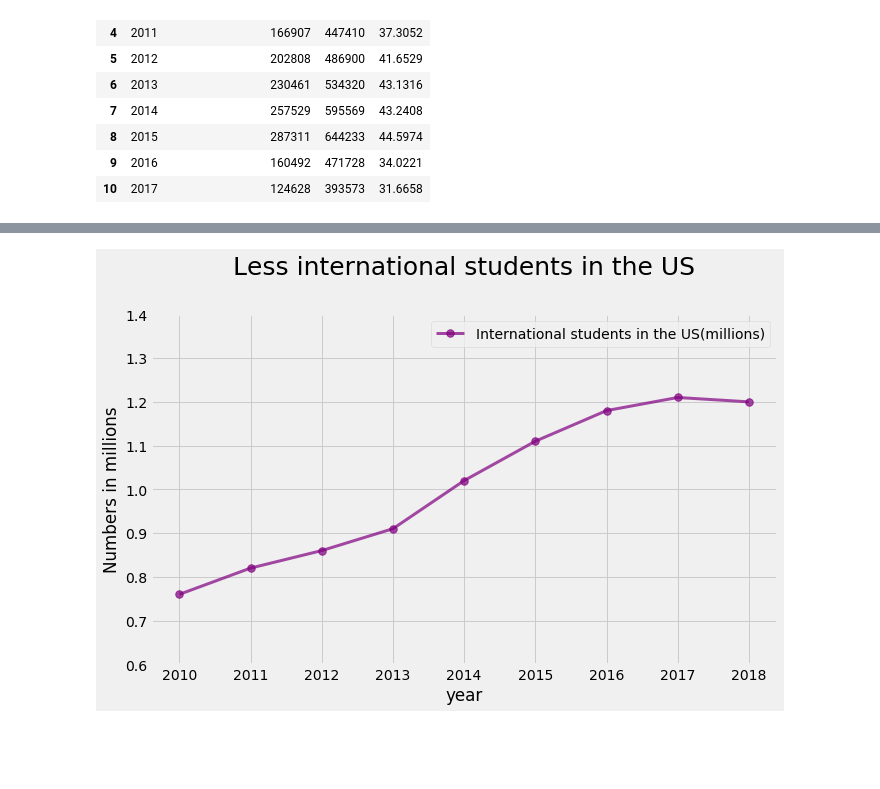
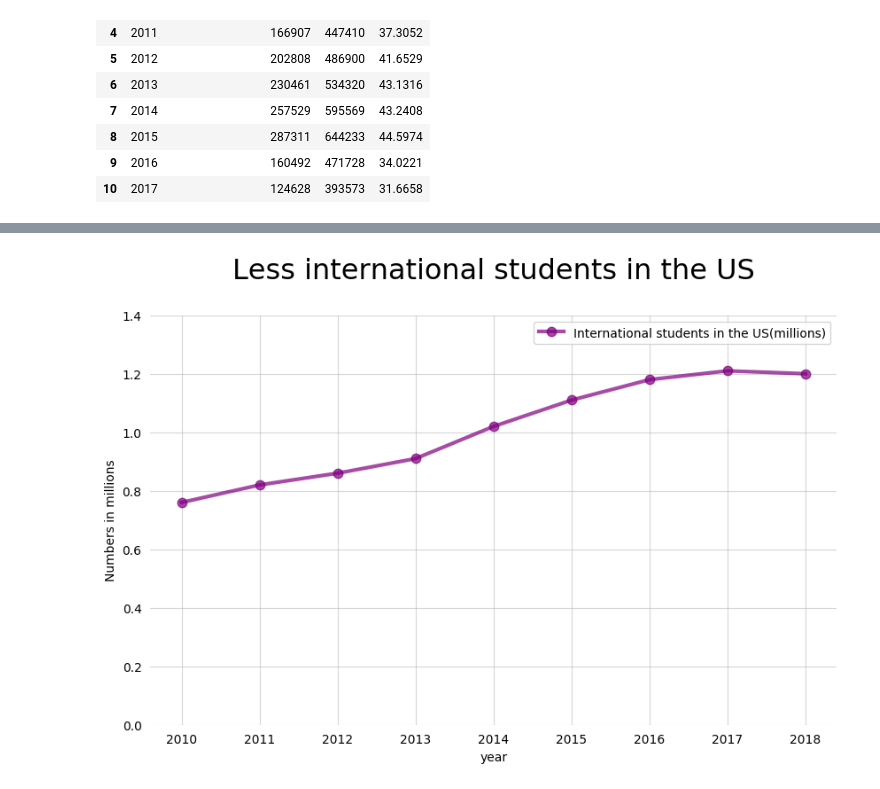
Before and after one commit to SiruiZhu/Data-Studio, a Jupyter notebook: code/01-internationalstudent/Chinese students are less in the US_Zhu.ipynb, the cells around one changed output, grey strips where cells are left out. Drawn from its saved outputs; the diff is of its cells as text; code cells hidden in the pictures; blank space fills up the shorter version.

```diff
--- a/code/01-internationalstudent/Chinese students are less in the US_Zhu.ipynb
+++ b/code/01-internationalstudent/Chinese students are less in the US_Zhu.ipynb
@@ -321,8 +323,8 @@ df_info.to_csv("usvisa.csv", index=False)
 # %%
-plt.style.use('fivethirtyeight')
+#plt.style.use('fivethirtyeight')
 ax = df_info.plot(x='year', y='F1 Visa issued to Chinese',figsize=(10,6), legend=False, color='purple', alpha=0.7, style='.-',linewidth='3', markersize= '15')
-ax.set_title("Numbers of US issued F-1 student visas to Chinese drop dramatically after 2015", pad=40)
-ax.title.set_fontsize(20)
+ax.set_title("Numbers of US issued F-1 student visas to Chinese drop dramatically after 2015", pad=30)
+ax.title.set_fontsize(18)
 ax.set_xticks([2007,2008,2009,2010,2011,2012,2013,2014,2015,2016,2017])
 ax.title.set_fontname('Microsoft Sans Serif')
 ax.spines['top'].set_visible(False)
@@ -340,4 +342,5 @@ ax.xaxis.label.set_visible(False)
 plt.xlabel("Year")
 plt.ylabel("Number of F-1 visas")
 plt.savefig('output1.pdf')
+plt.show()
 # %% [output]
@@ -345,11 +350,17 @@ plt.savefig('output1.pdf')
 # %%
-plt.style.use('fivethirtyeight')
+#plt.style.use('fivethirtyeight')
 ax2 = df_info.plot(kind='bar',x='year', y=['F1 Visa issued to Chinese','F1'], stacked=True, figsize=(10,6), color = ["#800080", "#B23CB2"], label = ["F1 Visa issued to Chinese",'F1 Visa issued in total'])
-ax2.set_title("Numbers of US issued F-1 student visas to Chinese VS in Total", pad=40)
+ax2.set_title("Numbers of US issued F-1 student visas to Chinese VS in Total", pad=30)
 ax2.title.set_fontsize(20)
 ax2.title.set_fontname('Microsoft Sans Serif')
+ax2.spines['top'].set_visible(False)
+ax2.spines['left'].set_visible(False)
+ax2.spines['bottom'].set_visible(False)
+ax2.spines['right'].set_visible(False)
 plt.legend(loc='best')
-ax.xaxis.label.set_visible(False)
+ax2.xaxis.label.set_visible(False)
 plt.ylabel("Number of F-1 visas")
+plt.xticks(rotation=20)
 plt.savefig('output2.pdf')
+plt.show()
 # %% [output]
@@ -369,12 +388,25 @@ plt.savefig('output3.pdf')
 #download a csv online
 df_number =pd.read_csv("international students in the US.csv")
 # %%
+plt.rcParams.update({
+    'pdf.fonttype': 42,
+    'ps.fonttype': 42
+})
+
 ax4 = df_number.plot(x='year', y='FM', figsize=(10,6), color='purple', alpha=0.7, style='.-',linewidth='3', markersize= '15')
 ax4.legend(['International students in the US(millions)'])
-ax4.set_title("Less international students in the US", pad=40)
-ax4.set_ylim([0.6,1.4])
-ax4.title.set_fontsize(25)
+ax4.set_title("Less international students in the US", pad=30)
+ax4.set_ylim([0,1.4])
+ax4.spines['top'].set_visible(False)
+ax4.spines['left'].set_visible(False)
+ax4.spines['bottom'].set_visible(False)
+ax4.spines['right'].set_visible(False)
+ax4.title.set_fontsize(23)
+ax4.grid(True, axis='x')
+ax4.grid(True, axis='y')
+ax4.tick_params(which='major', left=False, bottom=False, top=False, grid_alpha=0.5)
 plt.ylabel("Numbers in millions")
 plt.savefig('output4.pdf')
+plt.show()
 # %% [output]
-[figure, old version]
+[figure, new version]
```
Also changed, not shown: parts of 6 cells of this notebook, 11 other files.
